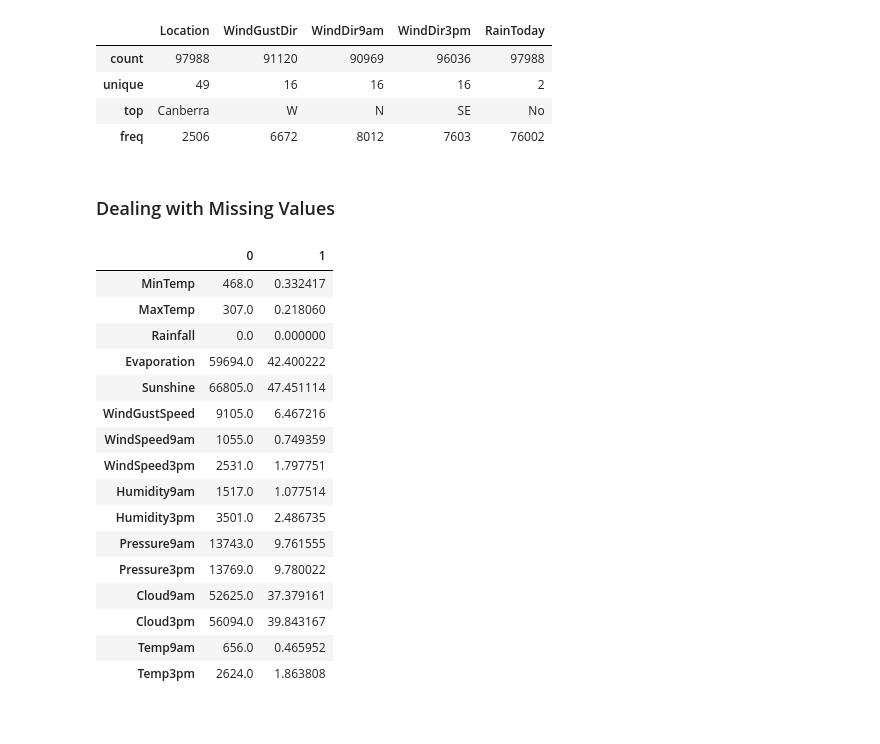
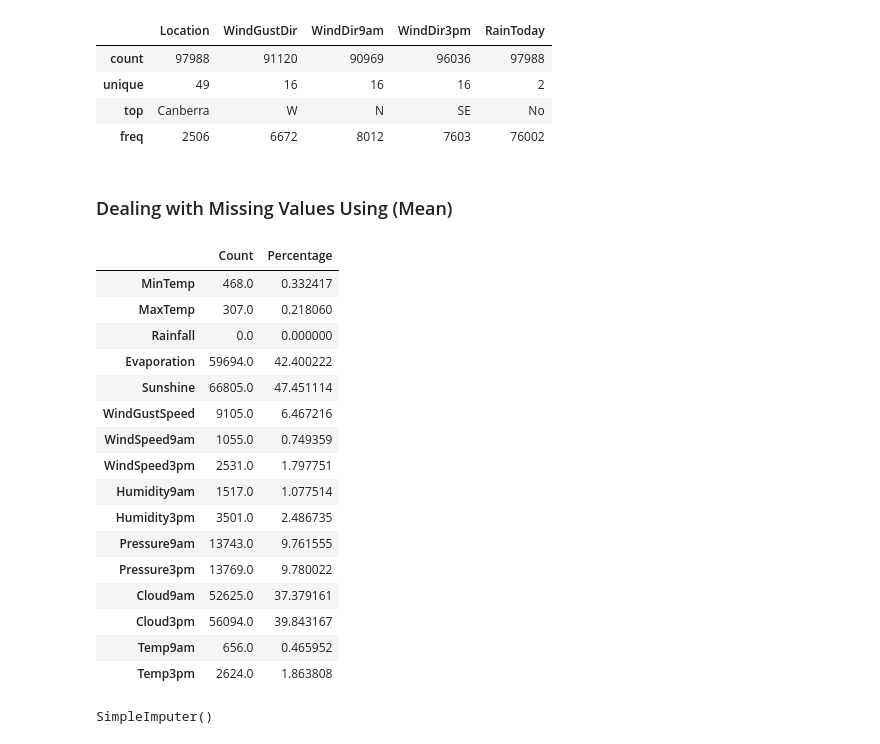
Before and after one commit to pttrupt/PracticeProjects, a Jupyter notebook: Logistic_Regression.ipynb, the cells around one changed output. Cells and saved outputs as stored; diff of their text form; code cells hidden in the pictures.

```diff
--- a/Logistic_Regression.ipynb
+++ b/Logistic_Regression.ipynb
@@ -380,7 +386,7 @@ train_df[cat_cols].describe()
 | top | Canberra | W | N | SE | No |
 | freq | 2506 | 6672 | 8012 | 7603 | 76002 |
 # %% [markdown]
-### Dealing with Missing Values
+### Dealing with Missing Values Using (Mean)
 # %%
 from sklearn.impute import SimpleImputer
 # %%
@@ -389,9 +396,11 @@ from sklearn.impute import SimpleImputer
 imputer = SimpleImputer(strategy='mean')
 # %%
+### Number of missing values and it's percentage
 missing_num = raw_df[num_cols].isnull().sum()
-pd.DataFrame([missing_num, missing_num*100/len(raw_df)]).T
+
+pd.DataFrame([missing_num, missing_num*100/len(raw_df)], index=['Count', 'Percentage']).T
 # %% [output]
-|  | 0 | 1 |
+|  | Count | Percentage |
 | MinTemp | 468.0 | 0.332417 |
 | MaxTemp | 307.0 | 0.218060 |
 | Rainfall | 0.0 | 0.000000 |
@@ -408,3 +417,7 @@ pd.DataFrame([missing_num, missing_num*100/len(raw_df)]).T
 | Cloud3pm | 56094.0 | 39.843167 |
 | Temp9am | 656.0 | 0.465952 |
 | Temp3pm | 2624.0 | 1.863808 |
+# %%
+imputer.fit(raw_df[num_cols])
+# %% [output]
+SimpleImputer()
```
Also changed, not shown: parts of 48 cells of this notebook.
